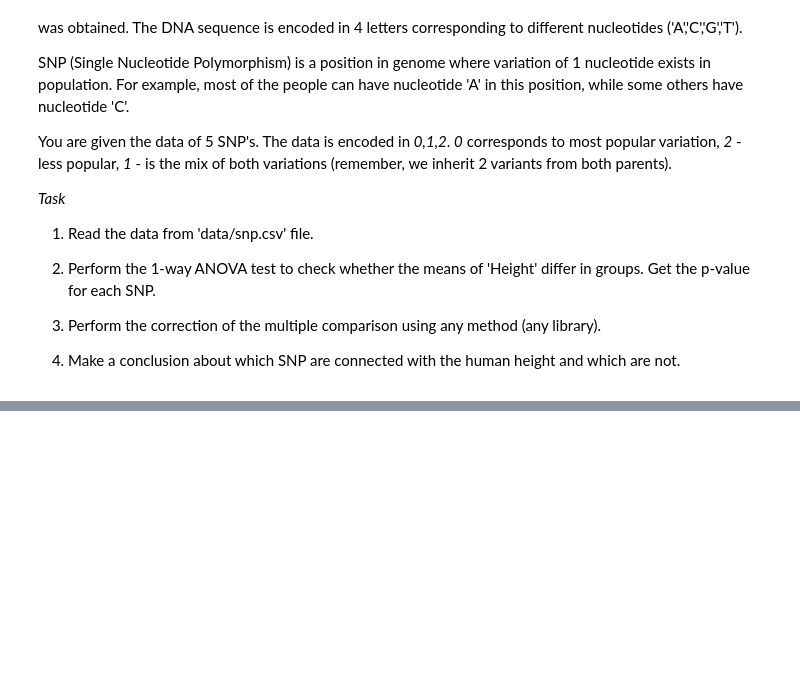
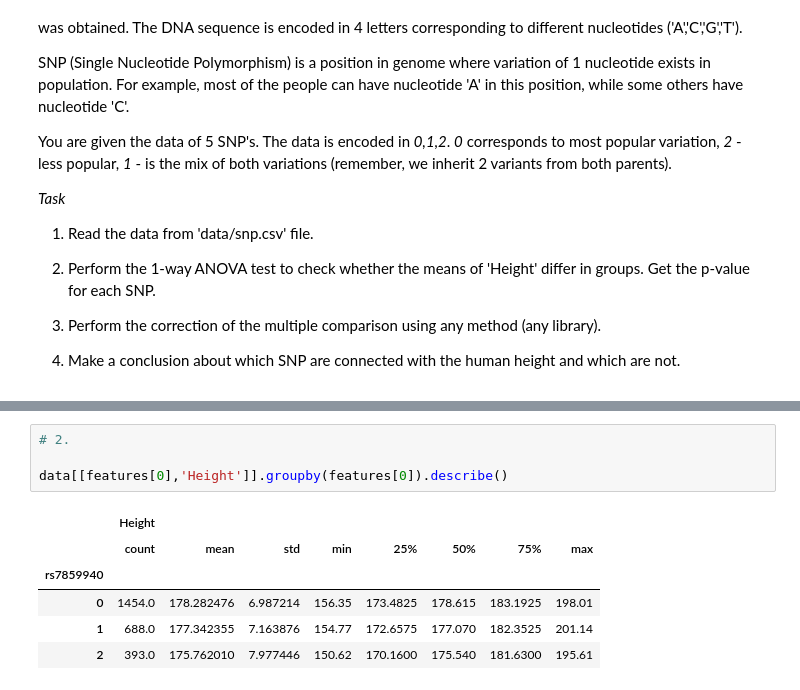
Before and after one commit to Corvu/advstat-labs, a Jupyter notebook: Lab04/Lab04.ipynb, the cells around one changed output, grey strips where cells are left out. Drawn from its saved outputs; the diff is of its cells as text; blank space fills up the shorter version.

```diff
--- a/Lab04/Lab04.ipynb
+++ b/Lab04/Lab04.ipynb
@@ -218,0 +234,11 @@ features = ['rs7859940', 'rs10816533', 'rs16966703', 'rs2793701', 'rs7606245']
+# %%
+# 2.
+
+data[[features[0],'Height']].groupby(features[0]).describe()
+# %% [output]
+|  | Height |  |  |  |  |  |  |  |
+|  | count | mean | std | min | 25% | 50% | 75% | max |
+| rs7859940 |  |  |  |  |  |  |  |  |
+| 0 | 1454.0 | 178.282476 | 6.987214 | 156.35 | 173.4825 | 178.615 | 183.1925 | 198.01 |
+| 1 | 688.0 | 177.342355 | 7.163876 | 154.77 | 172.6575 | 177.070 | 182.3525 | 201.14 |
+| 2 | 393.0 | 175.762010 | 7.977446 | 150.62 | 170.1600 | 175.540 | 181.6300 | 195.61 |
```
Also changed, not shown: parts of 14 cells of this notebook.
